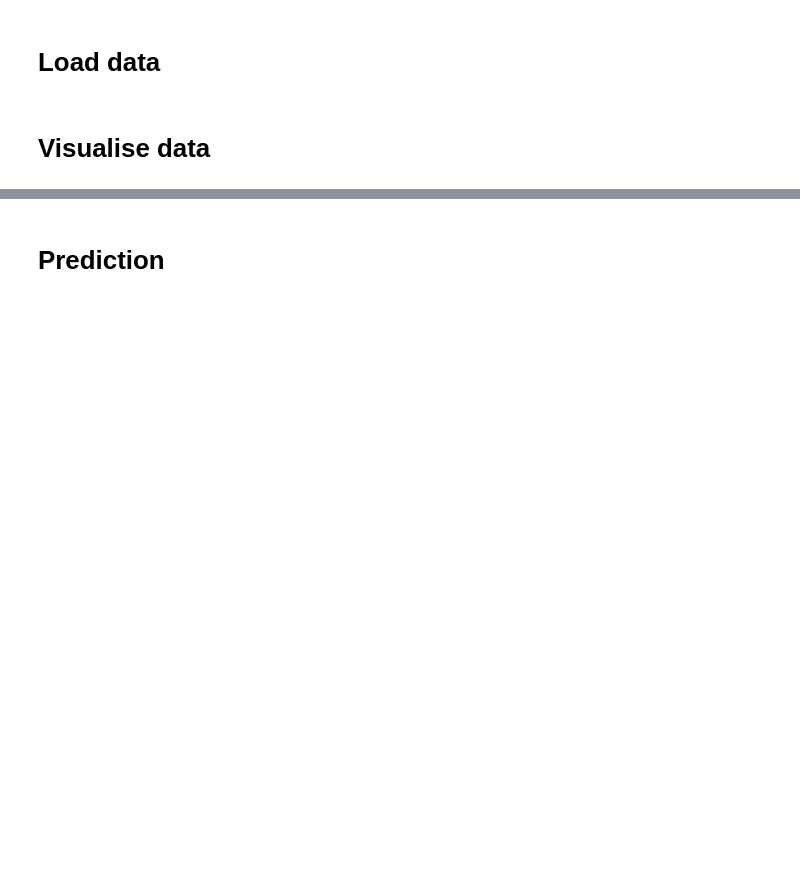
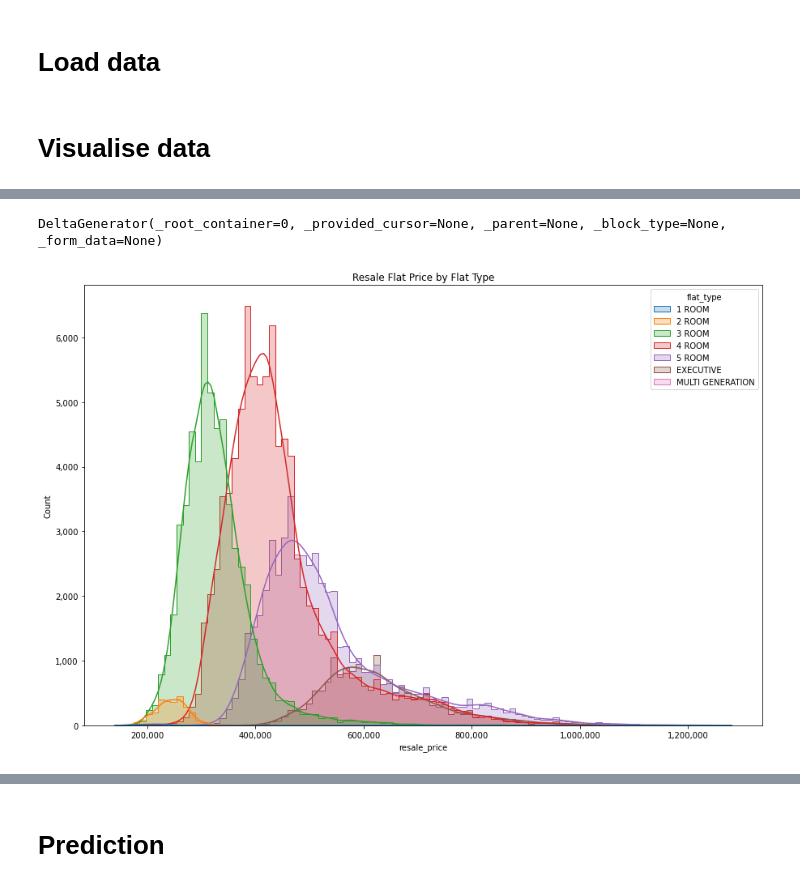
Before and after one commit to carolinedlu/streamlit_resale_flat_prices, a Jupyter notebook: streamlit_resale_flat_prices_app.ipynb, the cells around one changed output, grey strips where cells are left out. Drawn from its saved outputs; the diff is of its cells as text; code cells hidden in the pictures; blank space fills up the shorter version.

```diff
--- a/streamlit_resale_flat_prices_app.ipynb
+++ b/streamlit_resale_flat_prices_app.ipynb
@@ -152,18 +227,28 @@ data = data.loc[(data['year_month'] >= latest_year+'-01-01')]
 # %%
-# ### histogram of flat prices ###
+### histogram of flat prices ###
 
-# # set plot and figure size
-# fig, ax = plt.subplots(figsize=(15,10))
+# set plot and figure size
+fig, ax = plt.subplots(figsize=(15,10))
 
-# ax = sns.scatterplot(
-#     x='longitude',
-#     y='latitude',
-#     data=data,
-#     hue='town'
-# )
+# plot ax
+ax = sns.histplot(
+    x='resale_price',
+    data=data.sort_values('flat_type'),
+    bins=100,
+    hue='flat_type',
+    element='step',
+    kde=True
+)
 
-# # set title
-# ax.set_title('Resale Flat Price')
+# formatting
+# add thousands separator
+ax.xaxis.set_major_formatter(matplotlib.ticker.StrMethodFormatter('{x:,.0f}'))
+ax.yaxis.set_major_formatter(matplotlib.ticker.StrMethodFormatter('{x:,.0f}'))
+# set title
+ax.set_title('Resale Flat Price by Flat Type')
 
-# # show plot
-# st.pyplot(fig)
+# show plot
+st.pyplot(fig)
+# %% [output]
+DeltaGenerator(_root_container=0, _provided_cursor=None, _parent=None, _block_type=None, _form_data=None)
+[figure, added]
```
Also changed, not shown: parts of 13 cells of this notebook.
